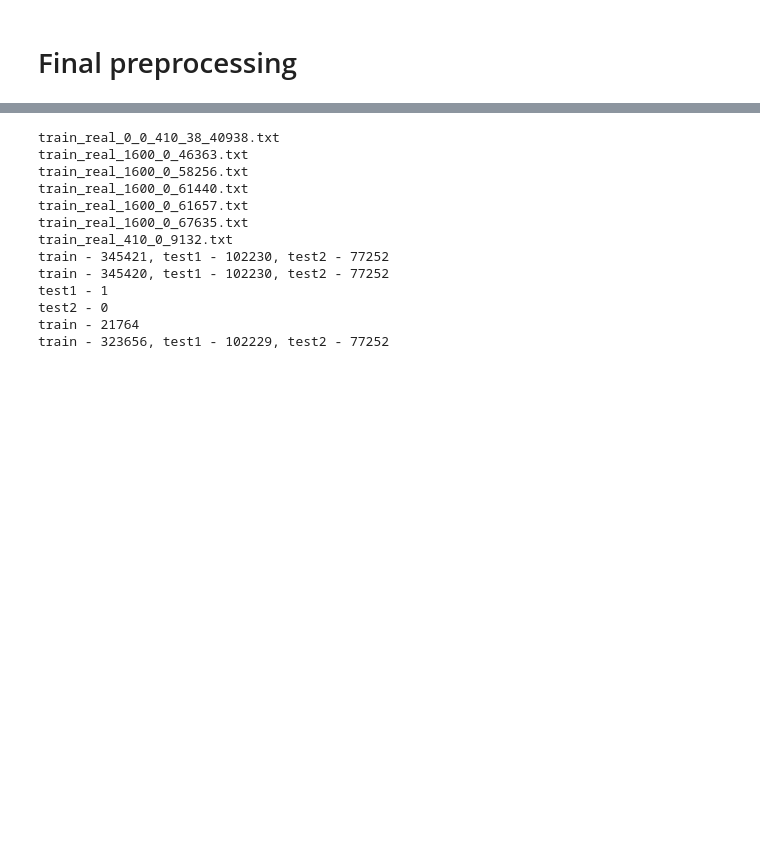
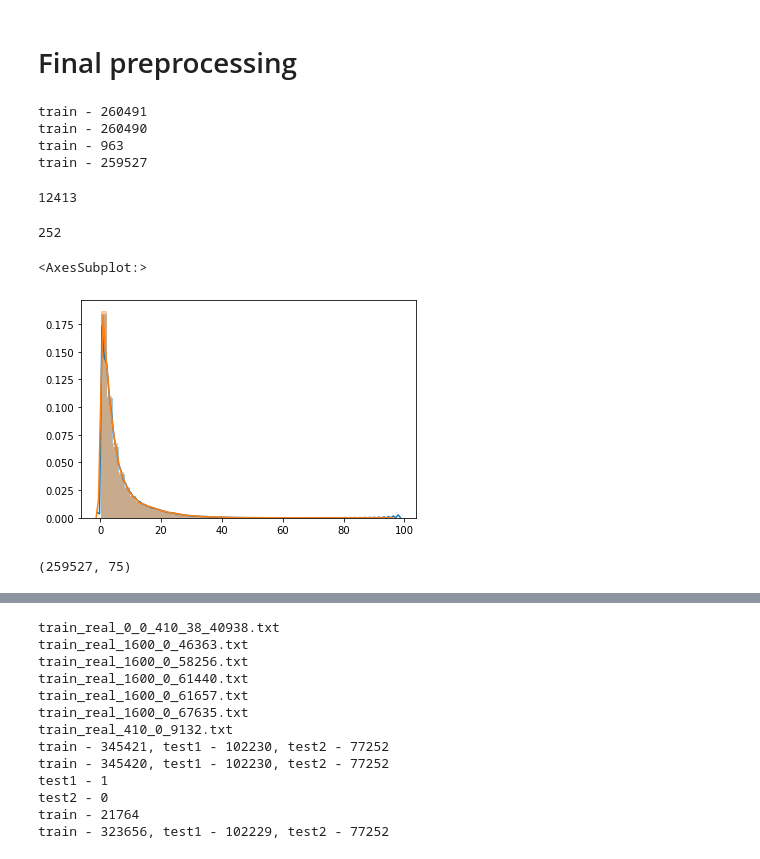
Before and after one commit to ePPilgrim/Python, a Jupyter notebook: MHS/jupyter/mhs_model.ipynb, the cells around one changed output, grey strips where cells are left out. Saved outputs shown, nothing was run; the diff lists cells and outputs as text; code cells hidden in the pictures; blank space fills up the shorter version.

```diff
--- a/MHS/jupyter/mhs_model.ipynb
+++ b/MHS/jupyter/mhs_model.ipynb
@@ -39,2 +55,24 @@ tfkl = tf.keras.layers
 # %% [markdown]
 # Final preprocessing
+# %%
+path = os.path.join(repodir,"train3.txt")
+train_df = pd.read_csv(path, sep = ';', header = None)
+
+print("train - {}".format(train_df.shape[0]))
+train_df = train_df.drop_duplicates(subset = [0,1])
+
+print("train - {}".format(train_df.shape[0]))
+
+lx = (train_df.iloc[:,-13:-1] < -0.00001).any(axis = 1)
+train_df = train_df[~lx]
+print("train - {}".format(lx.sum()))
+
+print("train - {}".format(train_df.shape[0]))
+
+for i in range(100):
+    train_df = train_df.sample(frac = 1).reset_index(drop=True)
+# %% [output]
+train - 260491
+train - 260490
+train - 963
+train - 259527
@@ -40,0 +100,55 @@ tfkl = tf.keras.layers
+# %%
+path = os.path.join(repodir,"train3.txt")
+train_df = pd.read_csv(path, sep = ';', header = None)
+
+print("train - {}".format(train_df.shape[0]))
+train_df = train_df.drop_duplicates(subset = [0,1])
+
+print("train - {}".format(train_df.shape[0]))
+
+lx = (train_df.iloc[:,-13:-1] < -0.00001).any(axis = 1)
+train_df = train_df[~lx]
+print("train - {}".format(lx.sum()))
+
+print("train - {}".format(train_df.shape[0]))
+
+df = train_df
+df1 = (np.abs(df.iloc[:,2:23]) > 0.000000001).astype('float')
+df2 = (np.abs(df.iloc[:,-12:]) > 0.000000001).astype('float')
+df3 = df.iloc[:,2:23]
+df4 = df.iloc[:,23:44]
+df5 = df.iloc[:,44:65]
+df6 = df.iloc[:,65:]
+x = pd.concat([df3, df5, df1, df2], axis = 1).to_numpy()
+y = df6.sum(axis = 1).to_numpy()
+
+lx = (y >= 0.001) & (y <=100.0)
+
+x = x[lx]
+y = y[lx]
+
+i0 = 200000
+train_x = x[:i0,:]
+train_y = y[:i0]
+test_x = x[i0:,:]
+test_y = y[i0:]
+# %%
+lx = np.abs(df.iloc[:,2:23]) > 0.000000001
+lx = lx.sum(axis = 1) == 6
+lx.sum()
+# %% [output]
+12413
+# %%
+12 * 21
+# %% [output]
+252
+# %%
+sn.distplot(train_y,label = 'Train CashFlow')
+sn.distplot(test_y, label = 'Test CashFlow')
+# %% [output]
+<AxesSubplot:>
+[figure, added]
+# %%
+x.shape
+# %% [output]
+(259527, 75)
```
Also changed, not shown: parts of 10 cells of this notebook, 3 other files.
